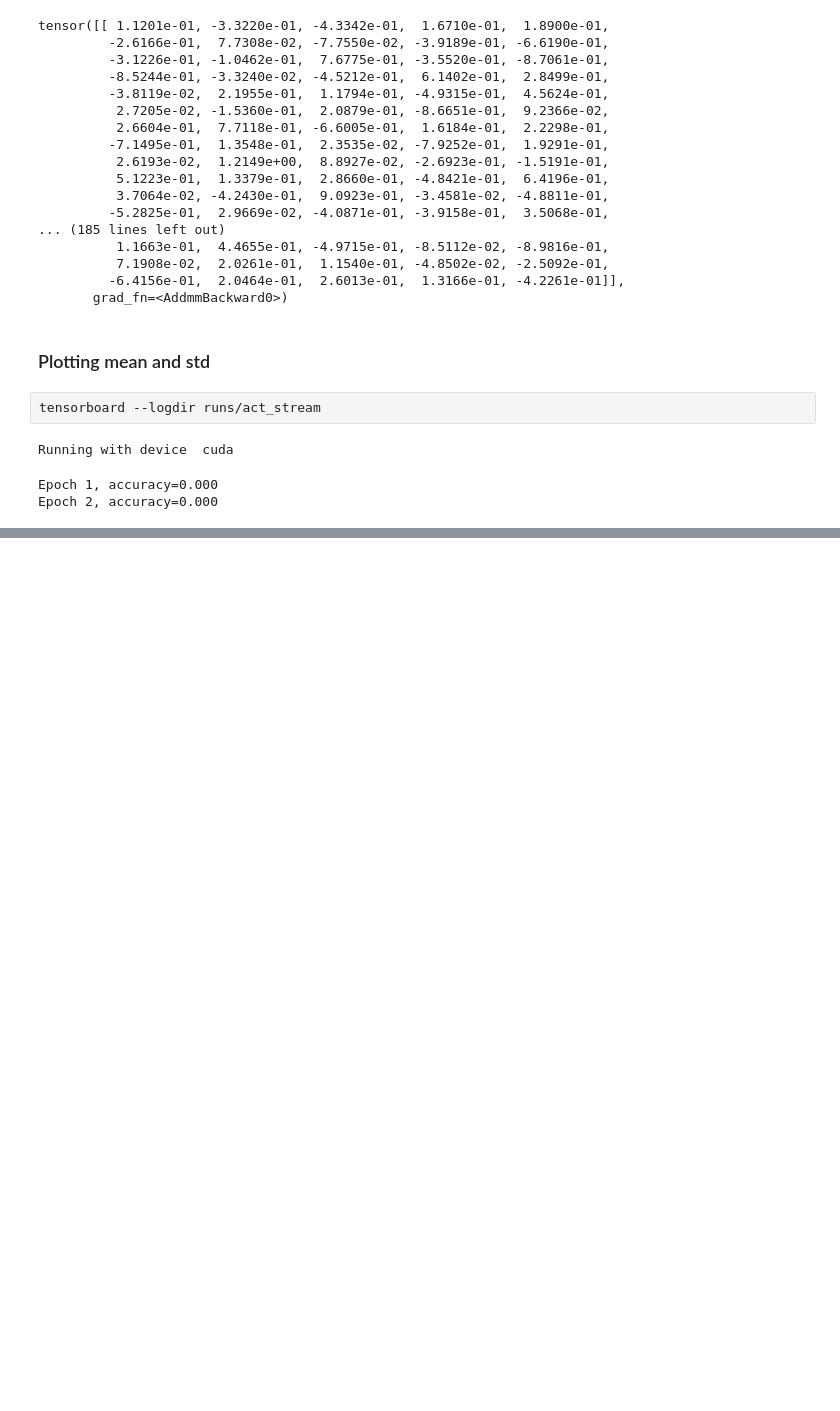
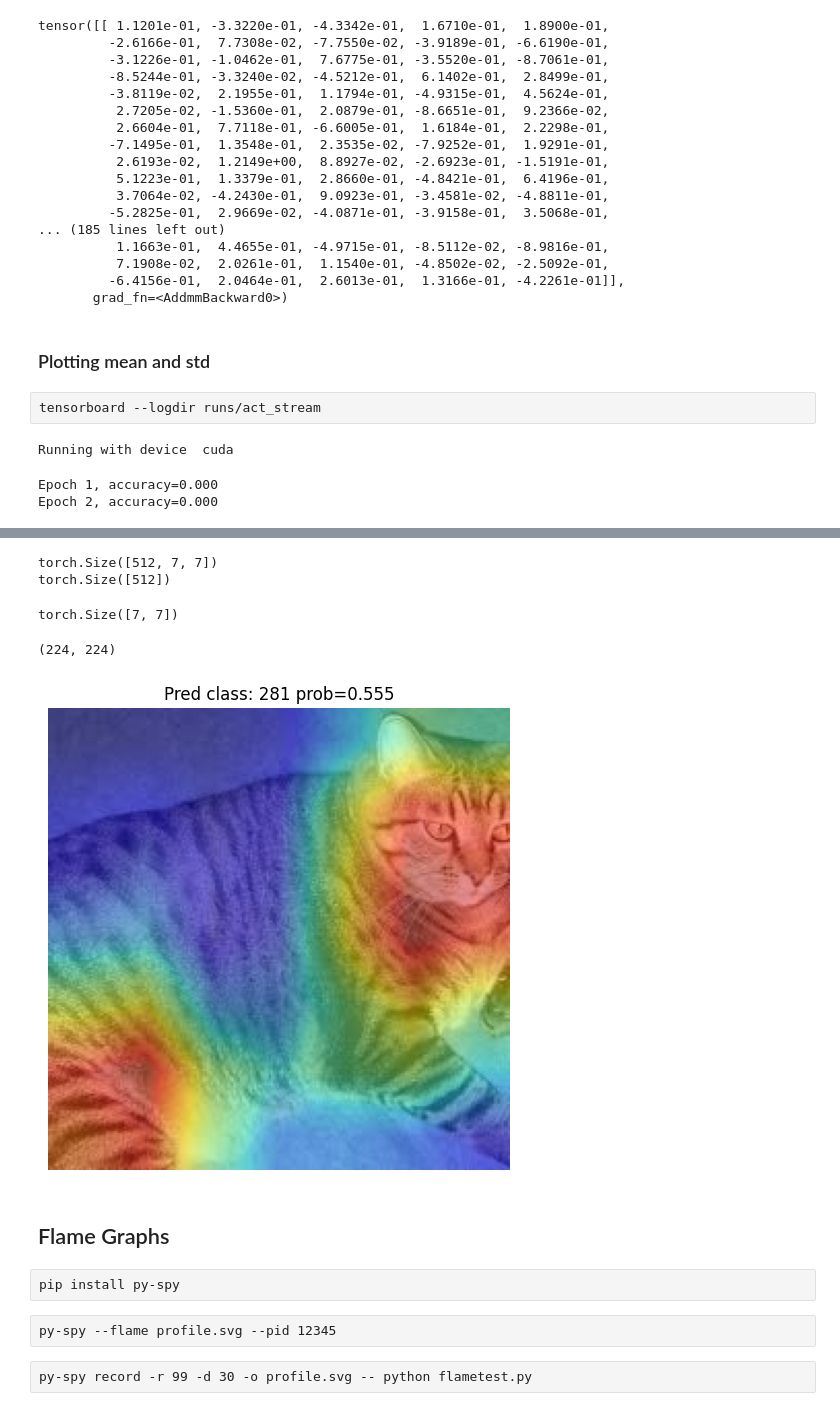
Before and after one commit to PHM1605/programming-pytorch-for-deep-learning-pointer, a Jupyter notebook: chapter7.ipynb, the cells around one changed output, grey strips where cells are left out. Cells and saved outputs as stored; diff of their text form; code cells hidden in the pictures; blank space fills up the shorter version.

```diff
--- a/chapter7.ipynb
+++ b/chapter7.ipynb
@@ -161,0 +210,46 @@ writer.close()
+# %%
+# fmap: last conv feature map; (512,7,7)
+fmap = act.features[0]
+# weights: weights responsible for predicting that class
+# model.fc.weight:(1000,512) => weights:(512,)
+weights = model.fc.weight[pred_idx]
+print(fmap.shape)
+print(weights.shape)
+# %% [output]
+torch.Size([512, 7, 7])
+torch.Size([512])
+# %%
+# CAM = channel-wise weighted sum
+C,H,W = fmap.shape # C=512, H=7, W=7
+cam = weights @ fmap.view(C,H*W) # (512,) @ (512,H*W) => (H*W,) (sum of channel-weights per location for predicted class)
+cam = cam.view(H,W) # (7,7)
+# %%
+C,H,W
+cam.shape
+# %% [output]
+torch.Size([7, 7])
+# %%
+# normalize to [0,1]
+cam -= cam.min()
+cam /= (cam.max() + 1e-8)
+# %%
+newW, newH = img_pil.size (224,224)
+cam_up = F.interpolate(
+    cam.unsqueeze(0).unsqueeze(0), # (1,1,7,7)
+    size=(newH,newW),
+    mode = "bilinear",
+    align_corners=False
+).squeeze().detach().cpu().numpy()
+# %%
+cam_up.shape
+# %% [output]
+(224, 224)
+# %%
+plt.figure(figsize=(6,6))
+plt.imshow(img_pil)
+plt.imshow(cam_up, alpha=ALPHA, cmap="jet")
+plt.title(f"Pred class: {pred_idx} prob={pred_prob:.3f}")
+plt.axis("off")
+plt.show()
+# %% [output]
+[figure, added]
@@ -161,0 +259,8 @@ writer.close()
+# %% [markdown]
+## Flame Graphs
+# %% [raw]
+pip install py-spy
+# %% [raw]
+py-spy --flame profile.svg --pid 12345
+# %% [raw]
+py-spy record -r 99 -d 30 -o profile.svg -- python flametest.py
```
Also changed, not shown: parts of 5 cells of this notebook, 5 other files.
